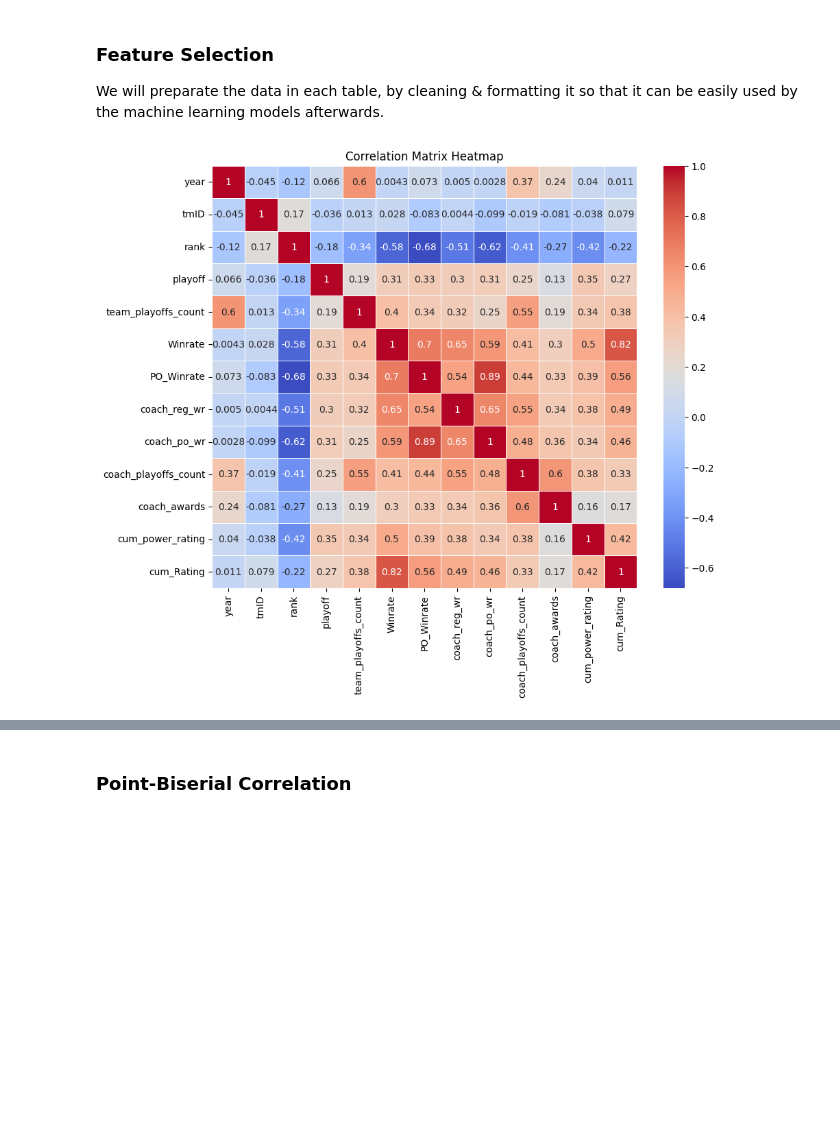
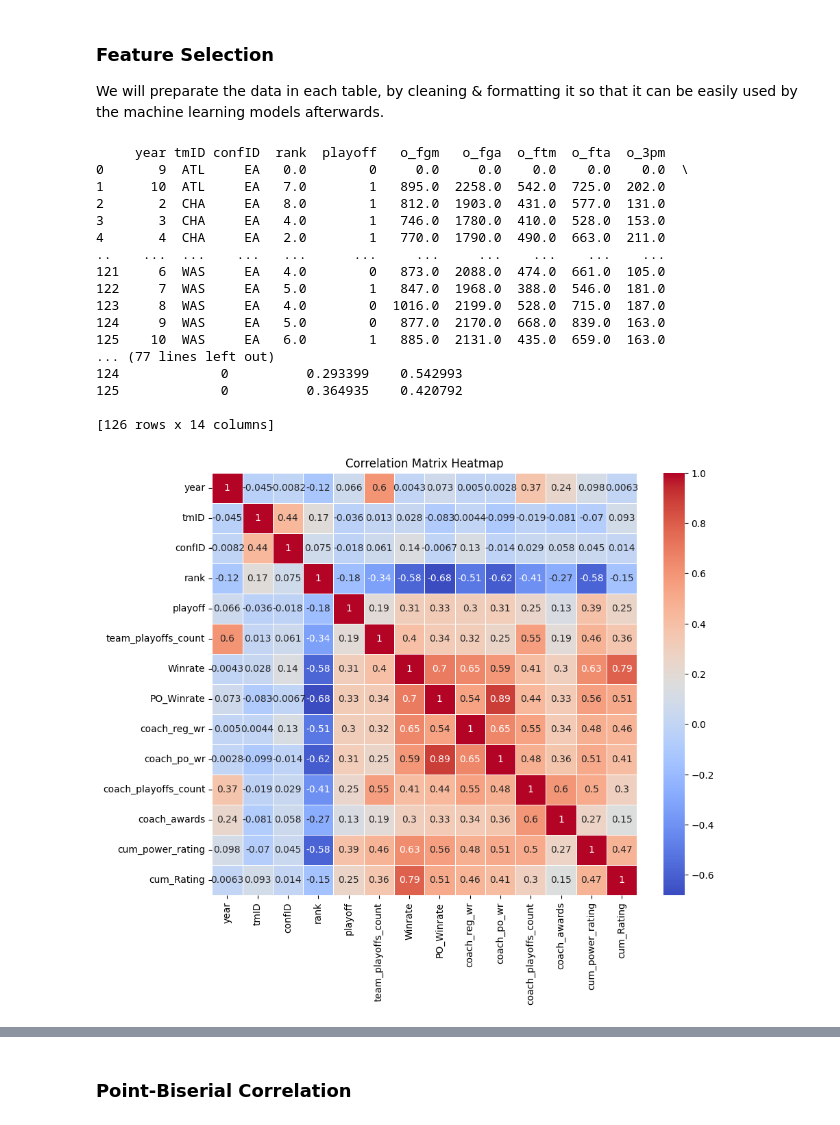
Before and after one commit to oliveira002/FEUP-AC, a Jupyter notebook: data_preparation.ipynb, the cells around one changed output, grey strips where cells are left out. Drawn from its saved outputs; the diff is of its cells as text; code cells hidden in the pictures; blank space fills up the shorter version.

```diff
--- a/data_preparation.ipynb
+++ b/data_preparation.ipynb
@@ -357,6 +343,10 @@ from sklearn.ensemble import RandomForestClassifier, GradientBoostingClassifier
 from sklearn.linear_model import LogisticRegression
 from sklearn.svm import SVC
 from sklearn.model_selection import cross_val_score
+from sklearn.model_selection import GridSearchCV
+import xgboost as xgb
+from sklearn.naive_bayes import MultinomialNB
+from sklearn.neighbors import KNeighborsClassifier
 
 import time
 
@@ -366,43 +356,64 @@ import feature_selection as fs
 
 label_encoder = LabelEncoder()
 
-
-merged_data = merged_data.drop(columns=['o_fgm', 'o_fga', 'o_ftm', 'o_fta',
+columns = ['o_fgm', 'o_fga', 'o_ftm', 'o_fta',
        'o_3pm', 'o_3pa', 'o_oreb', 'o_dreb', 'o_reb', 'o_asts', 'o_pf',
        'o_stl', 'o_to', 'o_blk', 'o_pts', 'd_fgm', 'd_fga', 'd_ftm', 'd_fta',
        'd_3pm', 'd_3pa', 'd_oreb', 'd_dreb', 'd_reb', 'd_asts', 'd_pf',
        'd_stl', 'd_to', 'd_blk', 'd_pts', 'min','p_GP', 'p_GS', 'p_minutes',
        'p_points', 'p_oRebounds', 'p_dRebounds', 'p_rebounds', 'p_assists',
        'p_steals', 'p_blocks', 'p_turnovers', 'p_PF', 'p_fgAttempted',
        'p_fgMade', 'p_ftAttempted', 'p_ftMade', 'p_threeAttempted',
        'p_threeMade', 'p_dq', 'p_PostGP', 'p_PostGS', 'p_PostMinutes',
        'p_PostPoints', 'p_PostoRebounds', 'p_PostdRebounds', 'p_PostRebounds',
        'p_PostAssists', 'p_PostSteals', 'p_PostBlocks', 'p_PostTurnovers',
        'p_PostPF', 'p_PostfgAttempted', 'p_PostfgMade', 'p_PostftAttempted',
        'p_PostftMade', 'p_PostthreeAttempted', 'p_PostthreeMade', 'p_PostDQ',
-       'p_player_awards'], axis = 1)
+       'p_player_awards']
+
+
+print(merged_data)
+merged_data = merged_data.drop(columns=columns, axis=1)
 
 """
 merged_data.drop(columns=['o_fgm', 'o_fga', 'o_ftm', 'o_fta',
        'o_3pm', 'o_3pa', 'o_oreb', 'o_dreb', 'o_reb', 'o_asts', 'o_pf',
        'o_stl', 'o_to', 'o_blk', 'o_pts', 'd_fgm', 'd_fga', 'd_ftm', 'd_fta',
        'd_3pm', 'd_3pa', 'd_oreb', 'd_dreb', 'd_reb', 'd_asts', 'd_pf',
        'd_stl', 'd_to', 'd_blk', 'd_pts', 'min','p_minutes'], axis = 1, inplace = True)
 """
 
 
 
 
 merged_data['tmID'] = label_encoder.fit_transform(merged_data['tmID'])
+merged_data['confID'] = label_encoder.fit_transform(merged_data['confID'])
 correlation_matrix = merged_data.corr()
 # Create a heatmap
 plt.figure(figsize=(10, 8))
 sns.heatmap(correlation_matrix, annot=True, cmap='coolwarm', linewidths=.5)
 plt.title('Correlation Matrix Heatmap')
-plt.show()
+#plt.show()
 #merged_data = fs.aggregate_stats_features(merged_data)
 # %% [output]
+     year tmID confID  rank  playoff   o_fgm   o_fga  o_ftm  o_fta  o_3pm
+0       9  ATL     EA   0.0        0     0.0     0.0    0.0    0.0    0.0  \
+1      10  ATL     EA   7.0        1   895.0  2258.0  542.0  725.0  202.0
+2       2  CHA     EA   8.0        1   812.0  1903.0  431.0  577.0  131.0
+3       3  CHA     EA   4.0        1   746.0  1780.0  410.0  528.0  153.0
+4       4  CHA     EA   2.0        1   770.0  1790.0  490.0  663.0  211.0
+..    ...  ...    ...   ...      ...     ...     ...    ...    ...    ...
+121     6  WAS     EA   4.0        0   873.0  2088.0  474.0  661.0  105.0
+122     7  WAS     EA   5.0        1   847.0  1968.0  388.0  546.0  181.0
+123     8  WAS     EA   4.0        0  1016.0  2199.0  528.0  715.0  187.0
+124     9  WAS     EA   5.0        0   877.0  2170.0  668.0  839.0  163.0
+125    10  WAS     EA   6.0        1   885.0  2131.0  435.0  659.0  163.0
+... (77 lines left out)
+124             0          0.293399    0.542993
+125             0          0.364935    0.420792
+
+[126 rows x 14 columns]
-[figure, old version]
+[figure, new version]
 # %%
 
 x = merged_data.drop('playoff', axis=1)
```
Also changed, not shown: parts of 14 cells of this notebook, 1 other file.
